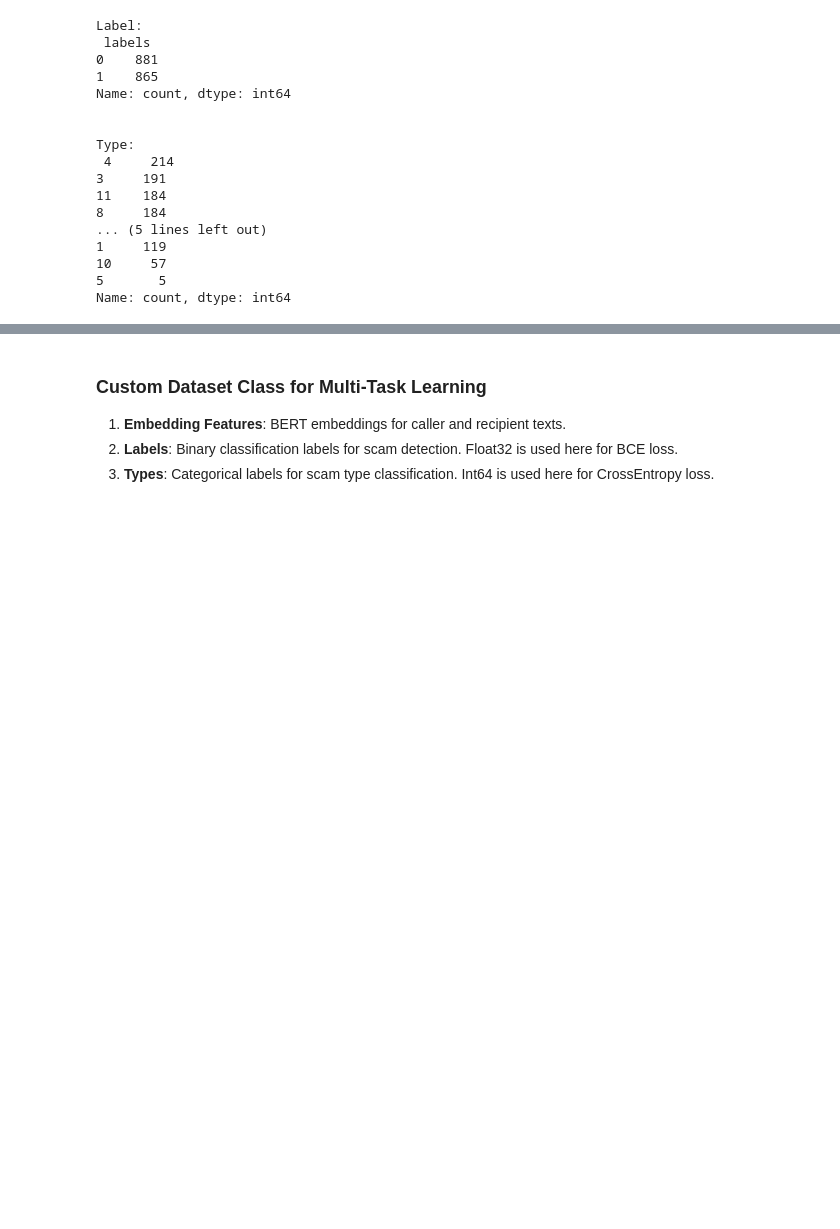
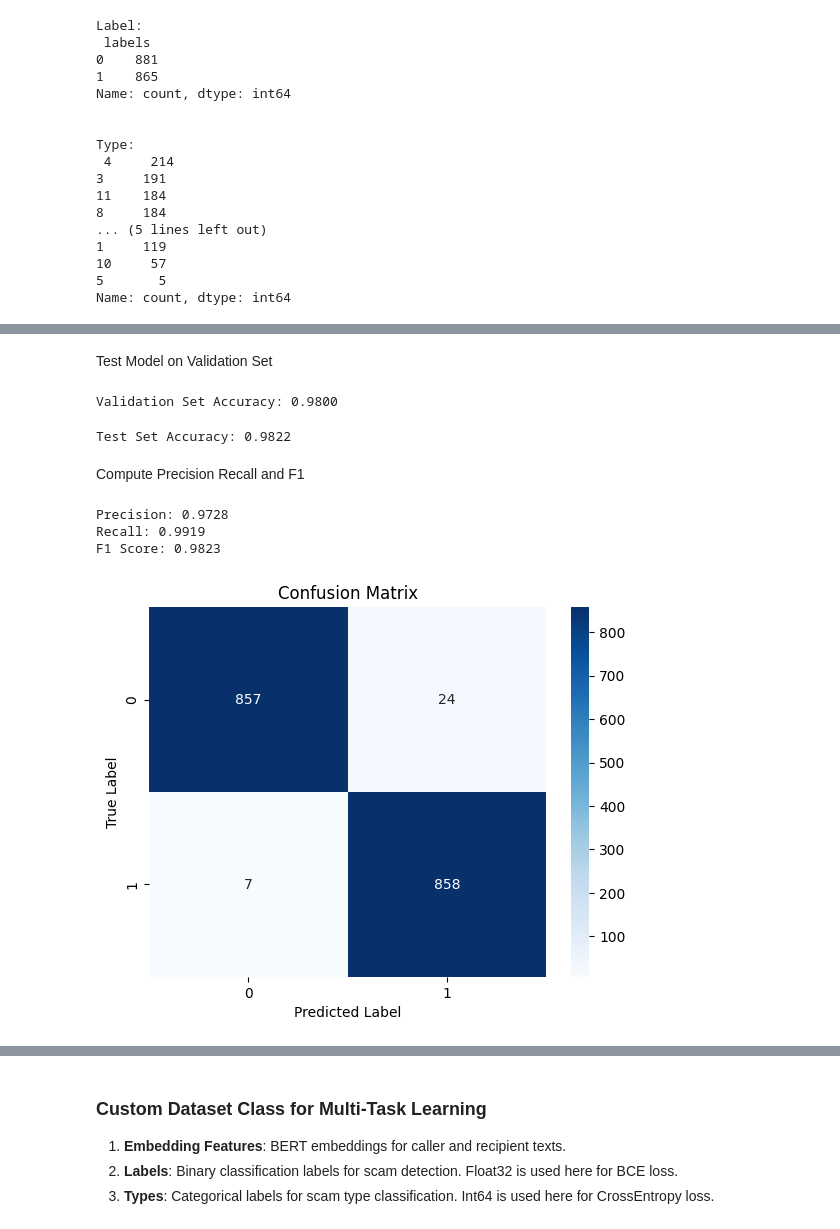
Before and after one commit to junxianyong/INF2008_P1-08, a Jupyter notebook: scam_detection/scam_detection.ipynb, the cells around one changed output, grey strips where cells are left out. Cells and saved outputs as stored; diff of their text form; code cells hidden in the pictures; blank space fills up the shorter version.

```diff
--- a/scam_detection/scam_detection.ipynb
+++ b/scam_detection/scam_detection.ipynb
@@ -561 +780,80 @@ weighted avg       0.98      0.98      0.98      1746
+# %% [markdown]
+Test Model on Validation Set
+# %%
+policy_net.eval()  # Set to evaluation mode
+correct, total = 0, 0
+
+for state, y_true in zip(X_rl_val, y_rl_val):
+    # state = extract_features(state)  # Convert text to embeddings
+    state = torch.tensor(state, dtype=torch.float32).to(device)
+    probs = policy_net(state)  # Get action probabilities
+    action = torch.argmax(probs).item()  # Select the highest probability action
+
+    if action == y_true:
+        correct += 1
+    total += 1
+
+accuracy = correct / total
+print(f"Validation Set Accuracy: {accuracy:.4f}")
+# %% [output]
+Validation Set Accuracy: 0.9800
+# %%
+policy_net.eval()  # Set to evaluation mode
+correct, total = 0, 0
+
+for state, y_true in zip(X_rl_test, y_rl_test):
+    # state = extract_features(state)  # Convert text to embeddings
+    state = torch.tensor(state, dtype=torch.float32).to(device)
+    probs = policy_net(state)  # Get action probabilities
+    action = torch.argmax(probs).item()  # Select the highest probability action
+
+    if action == y_true:
+        correct += 1
+    total += 1
+
+accuracy = correct / total
+print(f"Test Set Accuracy: {accuracy:.4f}")
+# %% [output]
+Test Set Accuracy: 0.9822
+# %% [markdown]
+Compute Precision Recall and F1
+# %%
+from sklearn.metrics import precision_score, recall_score, f1_score
+
+y_pred = []
+y_true = []
+
+for state, label in zip(X_rl_test, y_rl_test):
+    # state = extract_features(state)
+    state = torch.tensor(state, dtype=torch.float32).to(device)
+    probs = policy_net(state)
+    action = torch.argmax(probs).item()
+
+    y_pred.append(action)
+    y_true.append(label)
+
+precision = precision_score(y_true, y_pred)
+recall = recall_score(y_true, y_pred)
+f1 = f1_score(y_true, y_pred)
+
+print(f"Precision: {precision:.4f}")
+print(f"Recall: {recall:.4f}")
+print(f"F1 Score: {f1:.4f}")
+# %% [output]
+Precision: 0.9728
+Recall: 0.9919
+F1 Score: 0.9823
+# %%
+import seaborn as sns
+import matplotlib.pyplot as plt
+from sklearn.metrics import confusion_matrix
+
+cm = confusion_matrix(y_true, y_pred)
+sns.heatmap(cm, annot=True, fmt="d", cmap="Blues")
+plt.xlabel("Predicted Label")
+plt.ylabel("True Label")
+plt.title("Confusion Matrix")
+plt.show()
+# %% [output]
+[figure, added]
 # %% [markdown]
```
Also changed, not shown: parts of 39 cells of this notebook.
